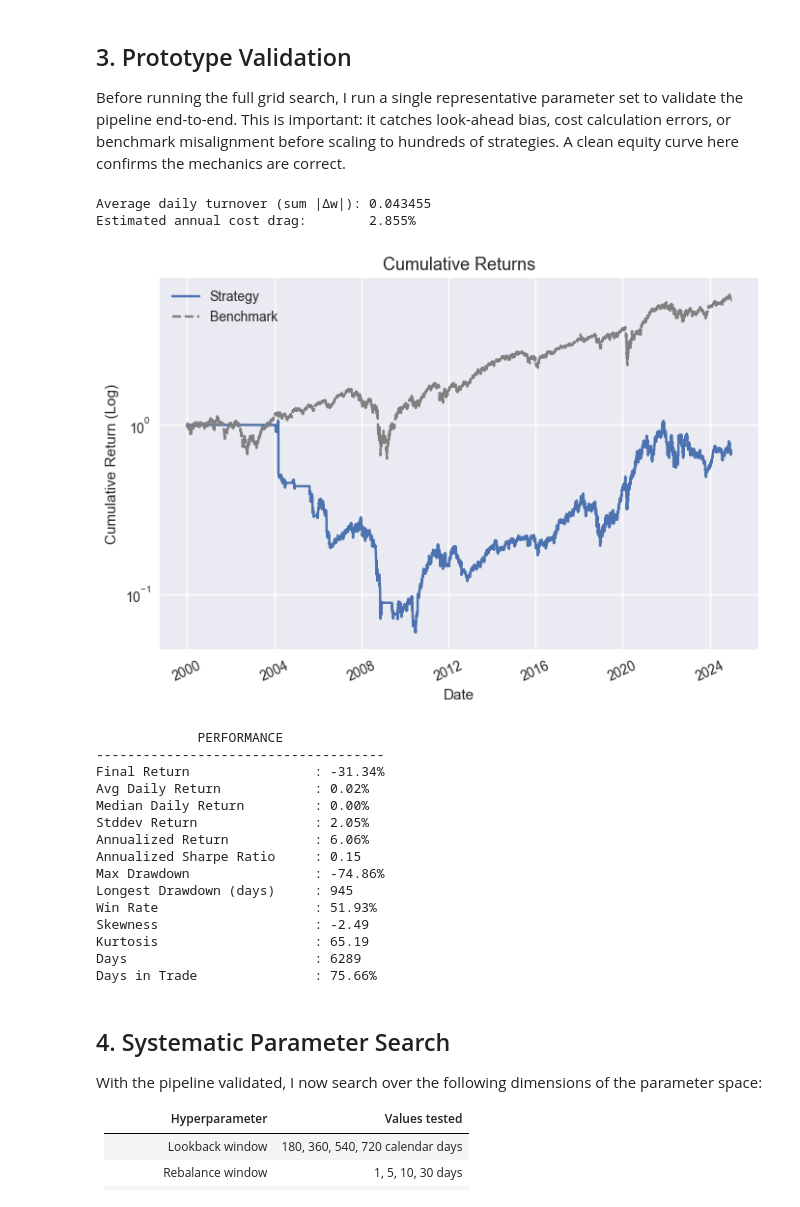
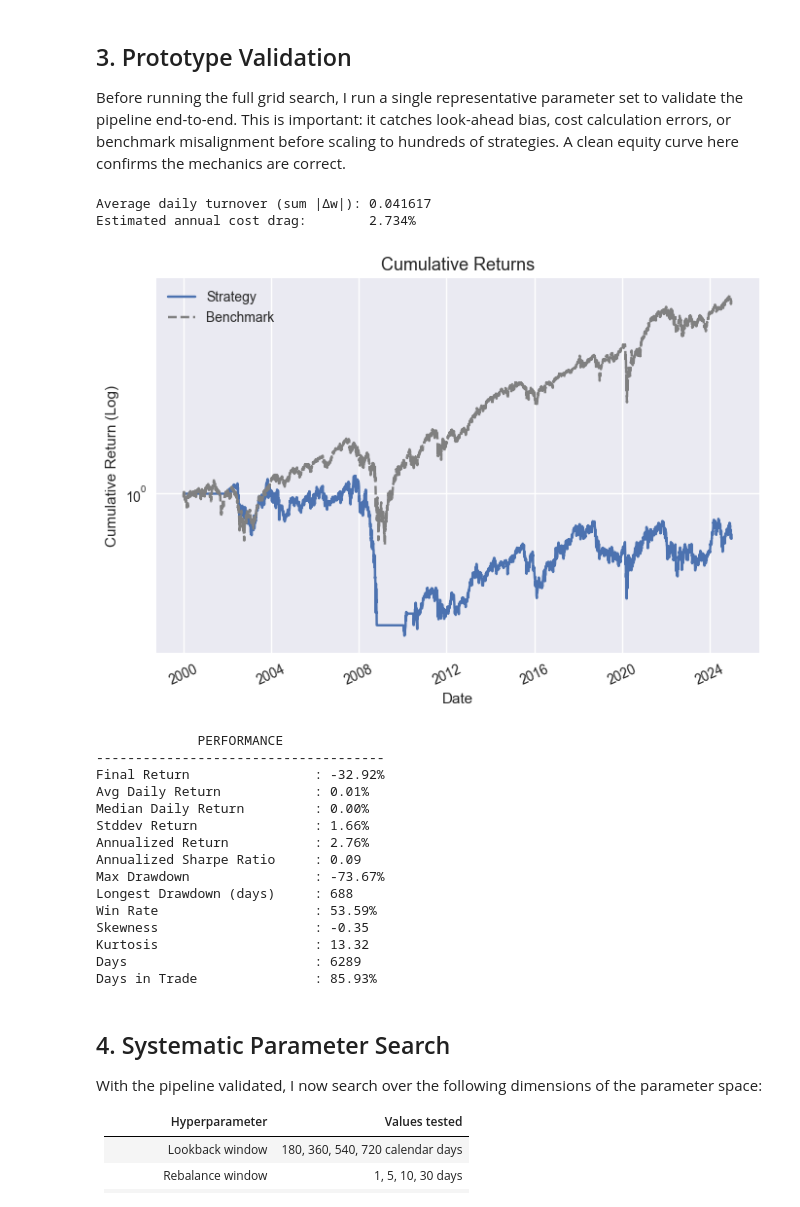
Before and after one commit to JesLied/Finance, a Jupyter notebook: Momentum Strategy USA.ipynb, the cells around one changed output. Drawn from its saved outputs; the diff is of its cells as text; code cells hidden in the pictures.

```diff
--- a/Momentum Strategy USA.ipynb
+++ b/Momentum Strategy USA.ipynb
@@ -570,55 +570,55 @@ def run_strategy(lookback_window
 Before running the full grid search, I run a single representative parameter set to validate the pipeline end-to-end. This is important: it catches look-ahead bias, cost calculation errors, or benchmark misalignment before scaling to hundreds of strategies. A clean equity curve here confirms the mechanics are correct.
 # %%
 r = run_strategy(
-    lookback_window=24*1000,
-    short_lookback_window=24*21,
+    lookback_window=12096,
+    short_lookback_window=1512,
     skip_days=21*24,
-    trade_window=24*21,
+    trade_window=21*24,
     leverage=1.0,
     q=0.3,
     momentum=True,
     shorting=False,
     momentum_min_return=0.5,
     long=True,
     start_date=START_DATE,
     log=True,
-    weight_by_lookback=True
+    weight_by_lookback=False
 )
 
 bnch = benchmark.loc[r.index]
 
 _r_dates = pd.to_datetime((r.index.astype(float) * 86400).astype("int64"), unit="s")
 plt.figure(figsize=(8, 5))
 plt.plot(_r_dates, np.cumprod(1+r), label="Strategy")
 plt.plot(_r_dates, np.cumprod(1+bnch), label="Benchmark", color="gray", linestyle="--")
 plt.title("Cumulative Returns")
 plt.ylabel("Cumulative Return (Log)")
 plt.xlabel("Date")
 plt.xticks(rotation=25)
 plt.legend()
 plt.yscale("log")
 plt.show()
 
 evaluate_strategy(r)
 # %% [output]
-Average daily turnover (sum |Δw|): 0.043455
-Estimated annual cost drag:        2.855%
+Average daily turnover (sum |Δw|): 0.041617
+Estimated annual cost drag:        2.734%
-[figure, old version]
+[figure, new version]
              PERFORMANCE
 -------------------------------------
-Final Return                : -31.34%
-Avg Daily Return            : 0.02%
+Final Return                : -32.92%
+Avg Daily Return            : 0.01%
 Median Daily Return         : 0.00%
-Stddev Return               : 2.05%
-Annualized Return           : 6.06%
-Annualized Sharpe Ratio     : 0.15
-Max Drawdown                : -74.86%
-Longest Drawdown (days)     : 945
-Win Rate                    : 51.93%
-Skewness                    : -2.49
-Kurtosis                    : 65.19
+Stddev Return               : 1.66%
+Annualized Return           : 2.76%
+Annualized Sharpe Ratio     : 0.09
+Max Drawdown                : -73.67%
+Longest Drawdown (days)     : 688
+Win Rate                    : 53.59%
+Skewness                    : -0.35
+Kurtosis                    : 13.32
 Days                        : 6289
-Days in Trade               : 75.66%
+Days in Trade               : 85.93%
 # %% [markdown]
 ## 4. Systematic Parameter Search
 
```
Also changed, not shown: parts of 18 cells of this notebook, 3 other files.
